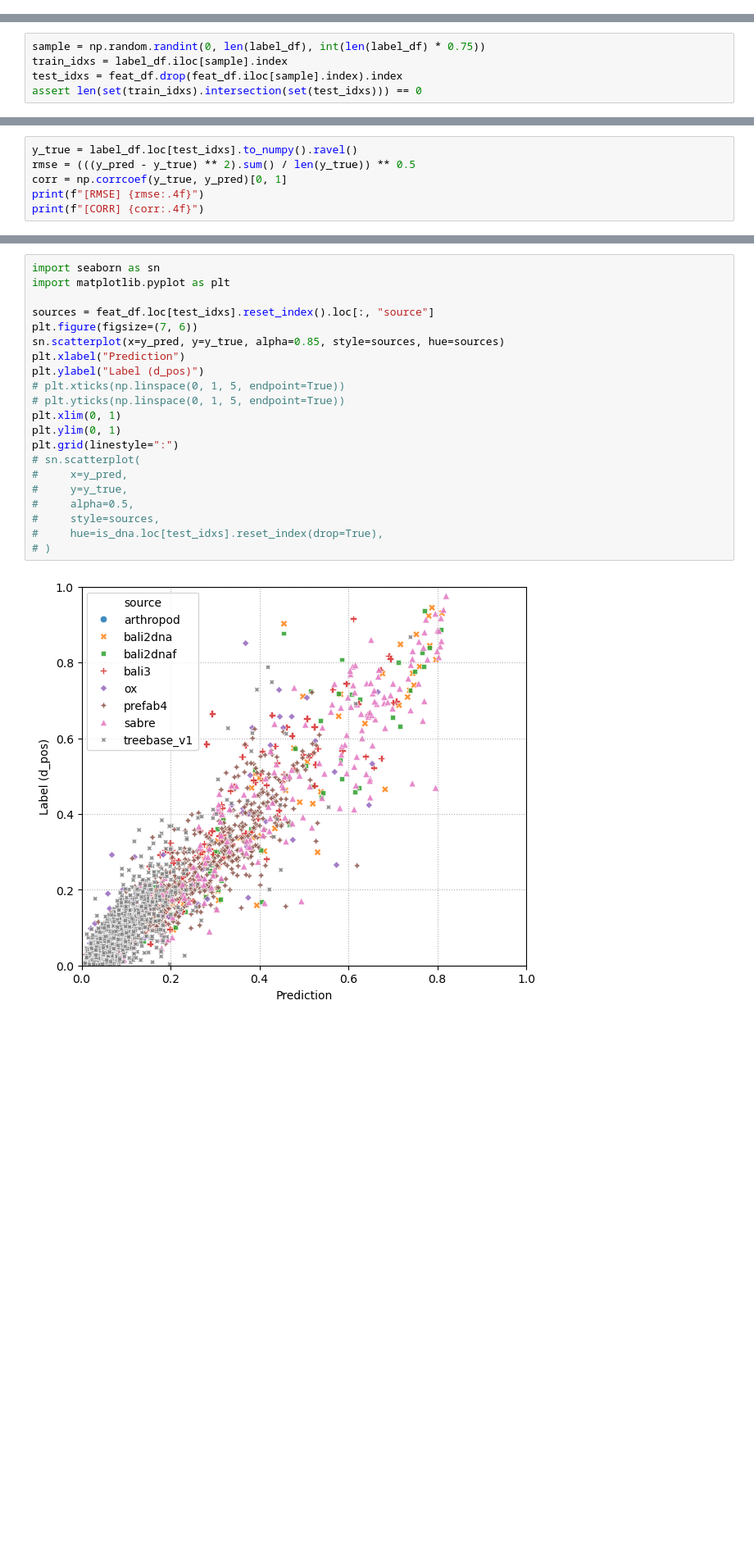
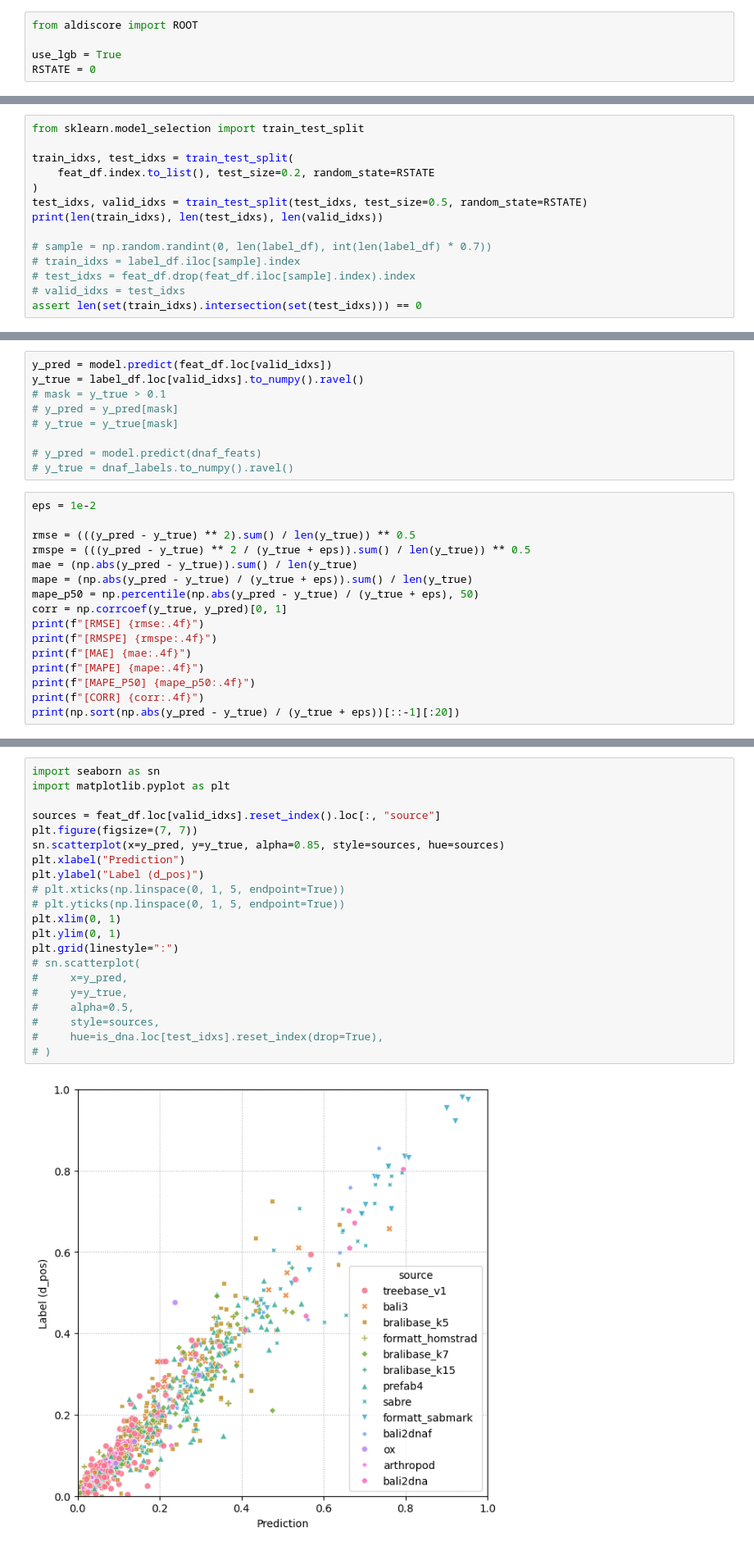
Before and after one commit to MaBody/aldiscore, a Jupyter notebook: notebooks/prediction_dev.ipynb, the cells around one changed output, grey strips where cells are left out. Shown at 82% size. Drawn from its saved outputs; the diff is of its cells as text; blank space fills up the shorter version.

```diff
--- a/notebooks/prediction_dev.ipynb
+++ b/notebooks/prediction_dev.ipynb
@@ -84,0 +88,5 @@ print(feat_df["max:seq_length"].max())
+# %%
+from aldiscore import ROOT
+
+use_lgb = True
+RSTATE = 0
@@ -85,5 +108,14 @@ print(feat_df["max:seq_length"].max())
 # %%
-sample = np.random.randint(0, len(label_df), int(len(label_df) * 0.75))
-train_idxs = label_df.iloc[sample].index
-test_idxs = feat_df.drop(feat_df.iloc[sample].index).index
+from sklearn.model_selection import train_test_split
+
+train_idxs, test_idxs = train_test_split(
+    feat_df.index.to_list(), test_size=0.2, random_state=RSTATE
+)
+test_idxs, valid_idxs = train_test_split(test_idxs, test_size=0.5, random_state=RSTATE)
+print(len(train_idxs), len(test_idxs), len(valid_idxs))
+
+# sample = np.random.randint(0, len(label_df), int(len(label_df) * 0.7))
+# train_idxs = label_df.iloc[sample].index
+# test_idxs = feat_df.drop(feat_df.iloc[sample].index).index
+# valid_idxs = test_idxs
 assert len(set(train_idxs).intersection(set(test_idxs))) == 0
@@ -126,7 +207,26 @@ y_pred = pipeline.predict(feat_df.loc[test_idxs]).clip(min=0, max=1)
+# %%
+y_pred = model.predict(feat_df.loc[valid_idxs])
+y_true = label_df.loc[valid_idxs].to_numpy().ravel()
+# mask = y_true > 0.1
+# y_pred = y_pred[mask]
+# y_true = y_true[mask]
+
+# y_pred = model.predict(dnaf_feats)
+# y_true = dnaf_labels.to_numpy().ravel()
 # %%
-y_true = label_df.loc[test_idxs].to_numpy().ravel()
+eps = 1e-2
+
 rmse = (((y_pred - y_true) ** 2).sum() / len(y_true)) ** 0.5
+rmspe = (((y_pred - y_true) ** 2 / (y_true + eps)).sum() / len(y_true)) ** 0.5
+mae = (np.abs(y_pred - y_true)).sum() / len(y_true)
+mape = (np.abs(y_pred - y_true) / (y_true + eps)).sum() / len(y_true)
+mape_p50 = np.percentile(np.abs(y_pred - y_true) / (y_true + eps), 50)
 corr = np.corrcoef(y_true, y_pred)[0, 1]
 print(f"[RMSE] {rmse:.4f}")
+print(f"[RMSPE] {rmspe:.4f}")
+print(f"[MAE] {mae:.4f}")
+print(f"[MAPE] {mape:.4f}")
+print(f"[MAPE_P50] {mape_p50:.4f}")
 print(f"[CORR] {corr:.4f}")
+print(np.sort(np.abs(y_pred - y_true) / (y_true + eps))[::-1][:20])
 # %% [output]
@@ -135,23 +243,23 @@ print(f"[CORR] {corr:.4f}")
 # %%
 import seaborn as sn
 import matplotlib.pyplot as plt
 
-sources = feat_df.loc[test_idxs].reset_index().loc[:, "source"]
-plt.figure(figsize=(7, 6))
+sources = feat_df.loc[valid_idxs].reset_index().loc[:, "source"]
+plt.figure(figsize=(7, 7))
 sn.scatterplot(x=y_pred, y=y_true, alpha=0.85, style=sources, hue=sources)
 plt.xlabel("Prediction")
 plt.ylabel("Label (d_pos)")
 # plt.xticks(np.linspace(0, 1, 5, endpoint=True))
 # plt.yticks(np.linspace(0, 1, 5, endpoint=True))
 plt.xlim(0, 1)
 plt.ylim(0, 1)
 plt.grid(linestyle=":")
 # sn.scatterplot(
 #     x=y_pred,
 #     y=y_true,
 #     alpha=0.5,
 #     style=sources,
 #     hue=is_dna.loc[test_idxs].reset_index(drop=True),
 # )
 # %% [output]
-[figure, old version]
+[figure, new version]
```
Also changed, not shown: parts of 16 cells of this notebook, 1 other file.
